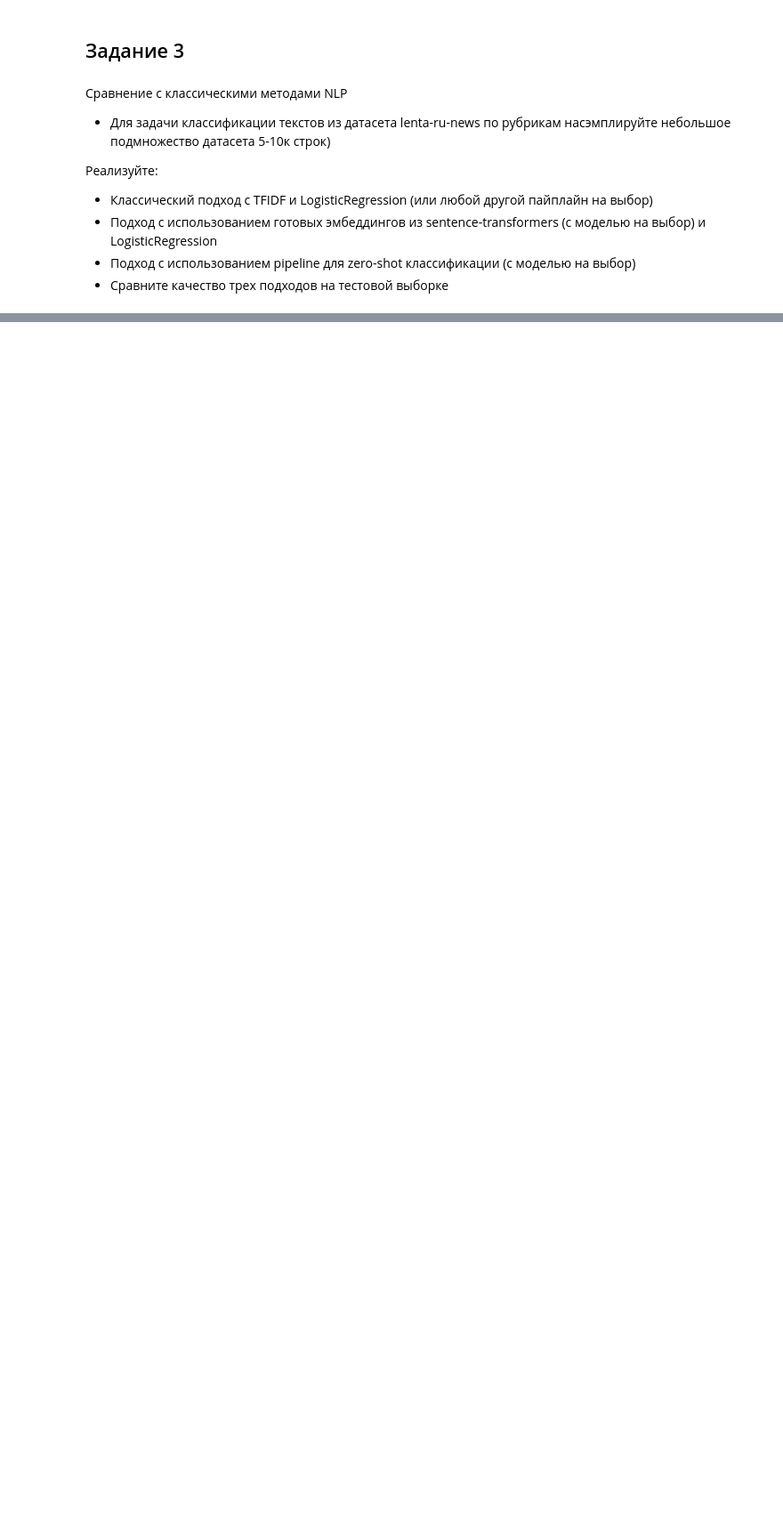
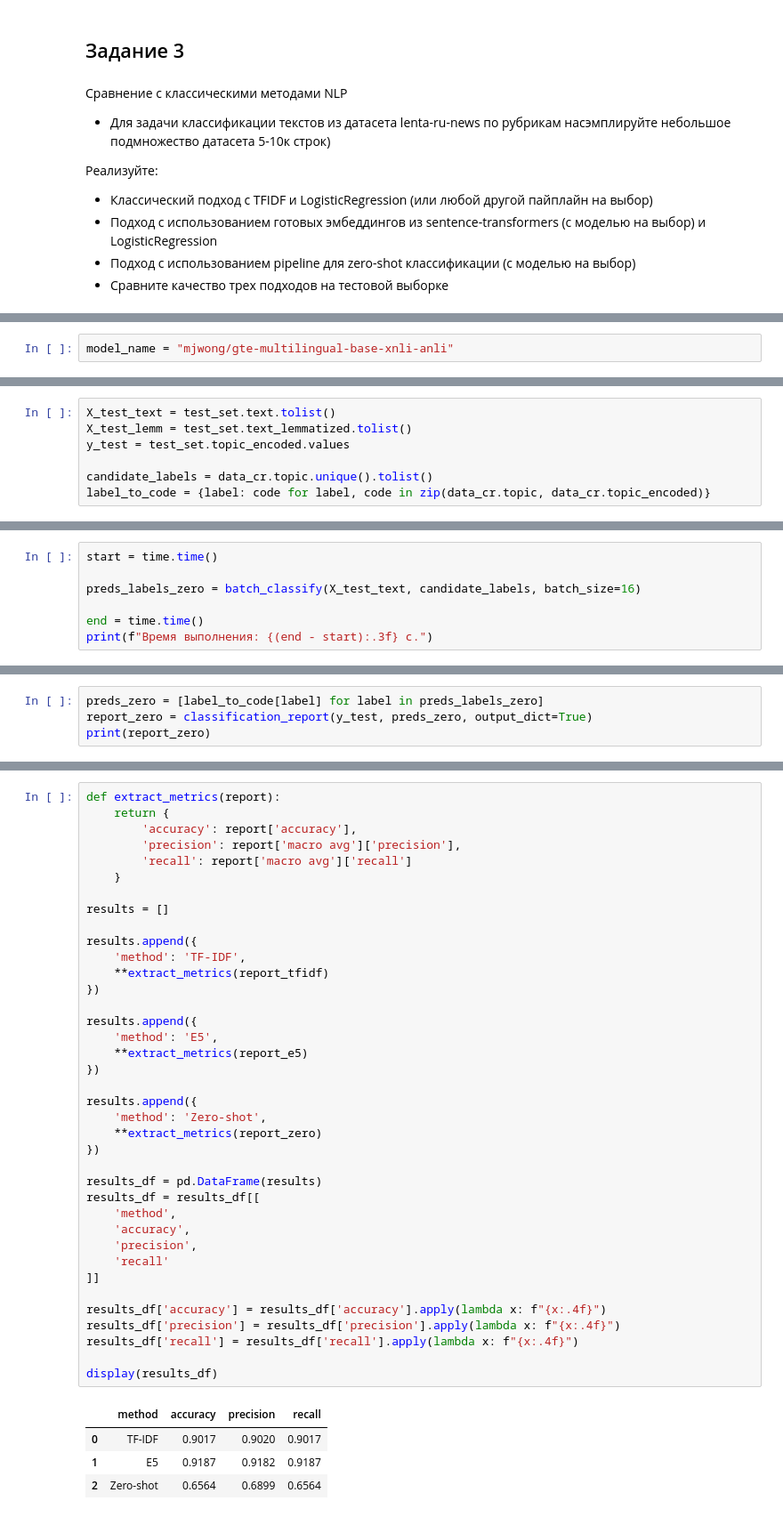
Before and after one commit to VitalyGladyshev/LLM-engineering, a Jupyter notebook: LLM_GLVV_HW02.ipynb, the cells around one changed output, grey strips where cells are left out. Shown at 89% size. Saved outputs shown, nothing was run; the diff lists cells and outputs as text; blank space fills up the shorter version.

```diff
--- a/LLM_GLVV_HW02.ipynb
+++ b/LLM_GLVV_HW02.ipynb
@@ -840,0 +1121,2 @@ plt.show()
+# %%
+model_name = "mjwong/gte-multilingual-base-xnli-anli"
@@ -840,0 +1220,7 @@ plt.show()
+# %%
+X_test_text = test_set.text.tolist()
+X_test_lemm = test_set.text_lemmatized.tolist()
+y_test = test_set.topic_encoded.values
+
+candidate_labels = data_cr.topic.unique().tolist()
+label_to_code = {label: code for label, code in zip(data_cr.topic, data_cr.topic_encoded)}
@@ -840,0 +1301,7 @@ plt.show()
+# %%
+start = time.time()
+
+preds_labels_zero = batch_classify(X_test_text, candidate_labels, batch_size=16)
+
+end = time.time()
+print(f"Время выполнения: {(end - start):.3f} c.")
@@ -840,0 +1310,4 @@ plt.show()
+# %%
+preds_zero = [label_to_code[label] for label in preds_labels_zero]
+report_zero = classification_report(y_test, preds_zero, output_dict=True)
+print(report_zero)
@@ -840,0 +1332,43 @@ plt.show()
+# %%
+def extract_metrics(report):
+    return {
+        'accuracy': report['accuracy'],
+        'precision': report['macro avg']['precision'],
+        'recall': report['macro avg']['recall']
+    }
+
+results = []
+
+results.append({
+    'method': 'TF-IDF',
+    **extract_metrics(report_tfidf)
+})
+
+results.append({
+    'method': 'E5',
+    **extract_metrics(report_e5)
+})
+
+results.append({
+    'method': 'Zero-shot',
+    **extract_metrics(report_zero)
+})
+
+results_df = pd.DataFrame(results)
+results_df = results_df[[
+    'method',
+    'accuracy',
+    'precision',
+    'recall'
+]]
+
+results_df['accuracy'] = results_df['accuracy'].apply(lambda x: f"{x:.4f}")
+results_df['precision'] = results_df['precision'].apply(lambda x: f"{x:.4f}")
+results_df['recall'] = results_df['recall'].apply(lambda x: f"{x:.4f}")
+
+display(results_df)
+# %% [output]
+|  | method | accuracy | precision | recall |
+| 0 | TF-IDF | 0.9017 | 0.9020 | 0.9017 |
+| 1 | E5 | 0.9187 | 0.9182 | 0.9187 |
+| 2 | Zero-shot | 0.6564 | 0.6899 | 0.6564 |
```
Also changed, not shown: parts of 49 cells of this notebook.
